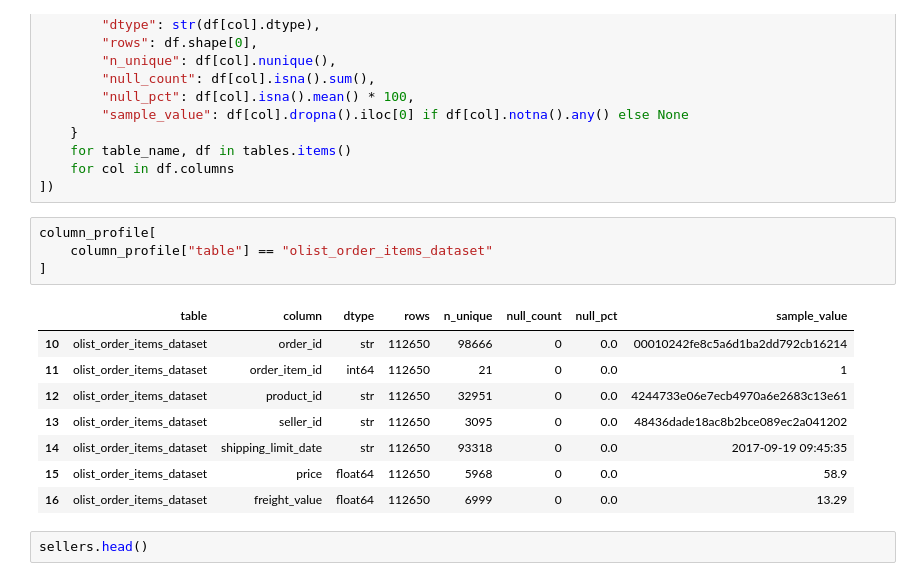
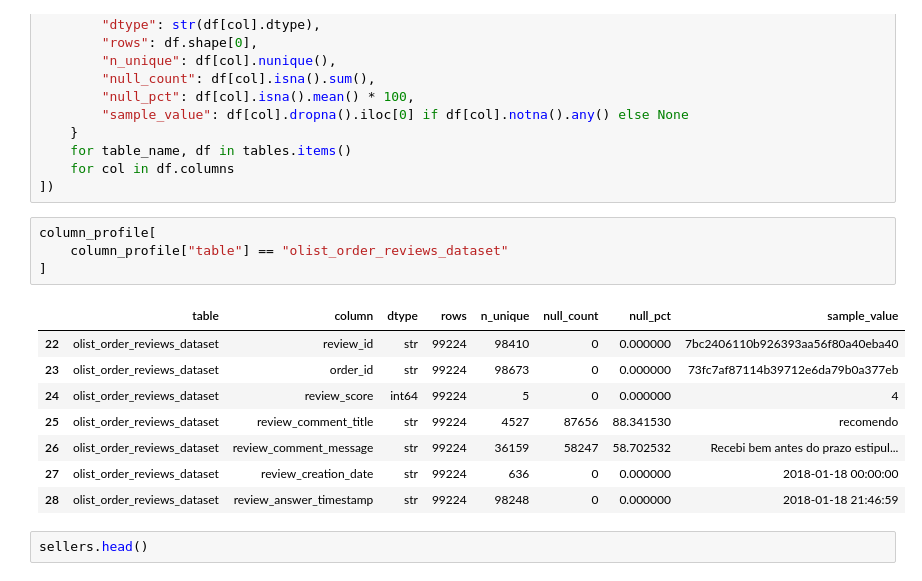
Before and after one commit to iiizhw/olist-analysis, a Jupyter notebook: notebooks/01_data_profiling.ipynb, the cells around one changed output. Cells and saved outputs as stored; diff of their text form.

```diff
--- a/notebooks/01_data_profiling.ipynb
+++ b/notebooks/01_data_profiling.ipynb
@@ -153,17 +153,17 @@ column_profile = pd.DataFrame([
 ])
 # %%
 column_profile[
-    column_profile["table"] == "olist_order_items_dataset"
+    column_profile["table"] == "olist_order_reviews_dataset"
 ]
 # %% [output]
 |  | table | column | dtype | rows | n_unique | null_count | null_pct | sample_value |
-| 10 | olist_order_items_dataset | order_id | str | 112650 | 98666 | 0 | 0.0 | 00010242fe8c5a6d1ba2dd792cb16214 |
-| 11 | olist_order_items_dataset | order_item_id | int64 | 112650 | 21 | 0 | 0.0 | 1 |
-| 12 | olist_order_items_dataset | product_id | str | 112650 | 32951 | 0 | 0.0 | 4244733e06e7ecb4970a6e2683c13e61 |
-| 13 | olist_order_items_dataset | seller_id | str | 112650 | 3095 | 0 | 0.0 | 48436dade18ac8b2bce089ec2a041202 |
-| 14 | olist_order_items_dataset | shipping_limit_date | str | 112650 | 93318 | 0 | 0.0 | 2017-09-19 09:45:35 |
-| 15 | olist_order_items_dataset | price | float64 | 112650 | 5968 | 0 | 0.0 | 58.9 |
-| 16 | olist_order_items_dataset | freight_value | float64 | 112650 | 6999 | 0 | 0.0 | 13.29 |
+| 22 | olist_order_reviews_dataset | review_id | str | 99224 | 98410 | 0 | 0.000000 | 7bc2406110b926393aa56f80a40eba40 |
+| 23 | olist_order_reviews_dataset | order_id | str | 99224 | 98673 | 0 | 0.000000 | 73fc7af87114b39712e6da79b0a377eb |
+| 24 | olist_order_reviews_dataset | review_score | int64 | 99224 | 5 | 0 | 0.000000 | 4 |
+| 25 | olist_order_reviews_dataset | review_comment_title | str | 99224 | 4527 | 87656 | 88.341530 | recomendo |
+| 26 | olist_order_reviews_dataset | review_comment_message | str | 99224 | 36159 | 58247 | 58.702532 | Recebi bem antes do prazo estipul... |
+| 27 | olist_order_reviews_dataset | review_creation_date | str | 99224 | 636 | 0 | 0.000000 | 2018-01-18 00:00:00 |
+| 28 | olist_order_reviews_dataset | review_answer_timestamp | str | 99224 | 98248 | 0 | 0.000000 | 2018-01-18 21:46:59 |
 # %%
 sellers.head()
 # %% [output]
```
Also changed, not shown: parts of 10 cells of this notebook.
